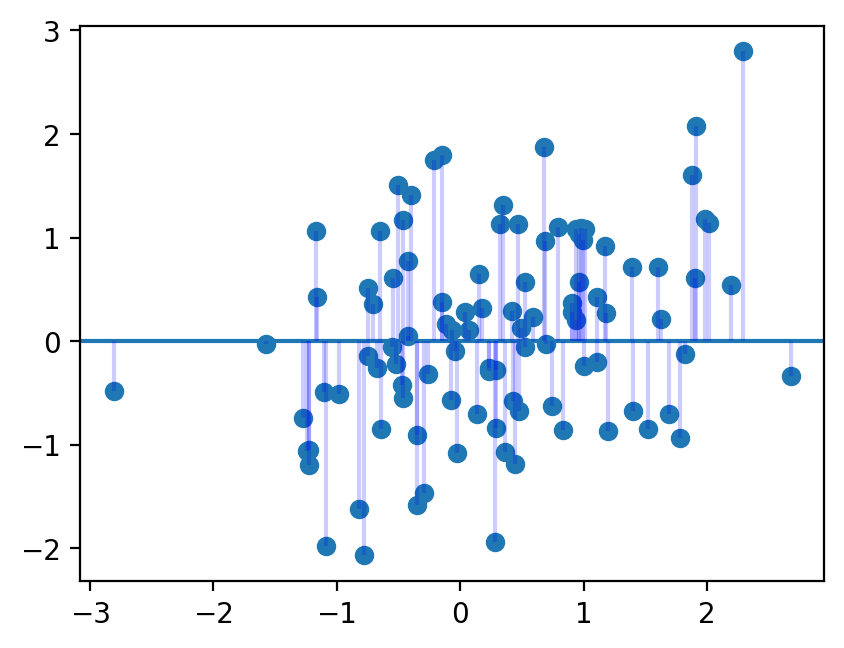
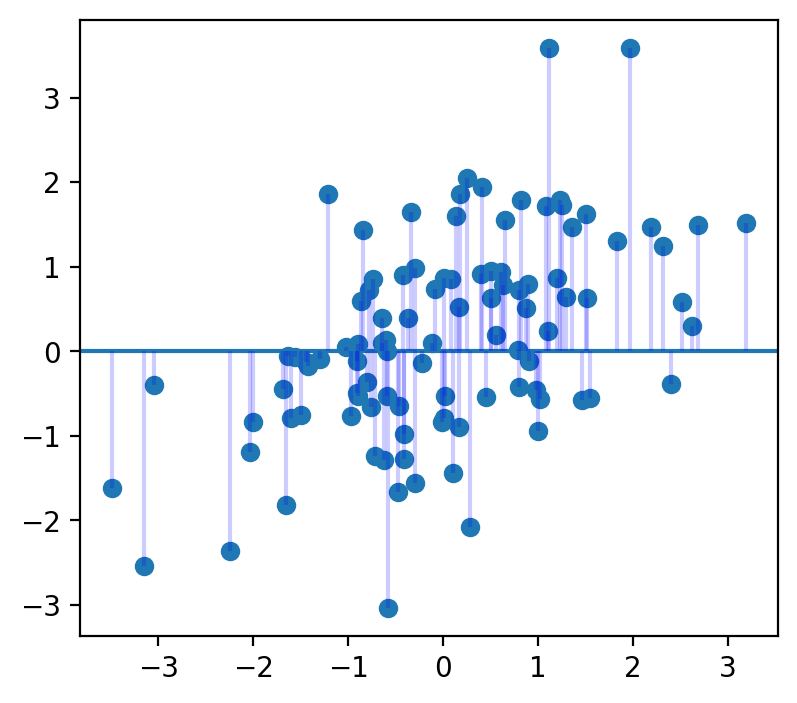
The change to this notebook cell's code, shown as a diff; its figure went from the first image to the second:
--- before
+++ after
@@ -11,2 +11,6 @@
 ax.axhline(0)
 ax.vlines(x=d_centered[:,0], ymin=0, ymax=d_centered[:,1], colors='blue',alpha=0.2)
+
+fig.set_size_inches(9/2,4)
+plt.show()
+

Commit: adding in geometry